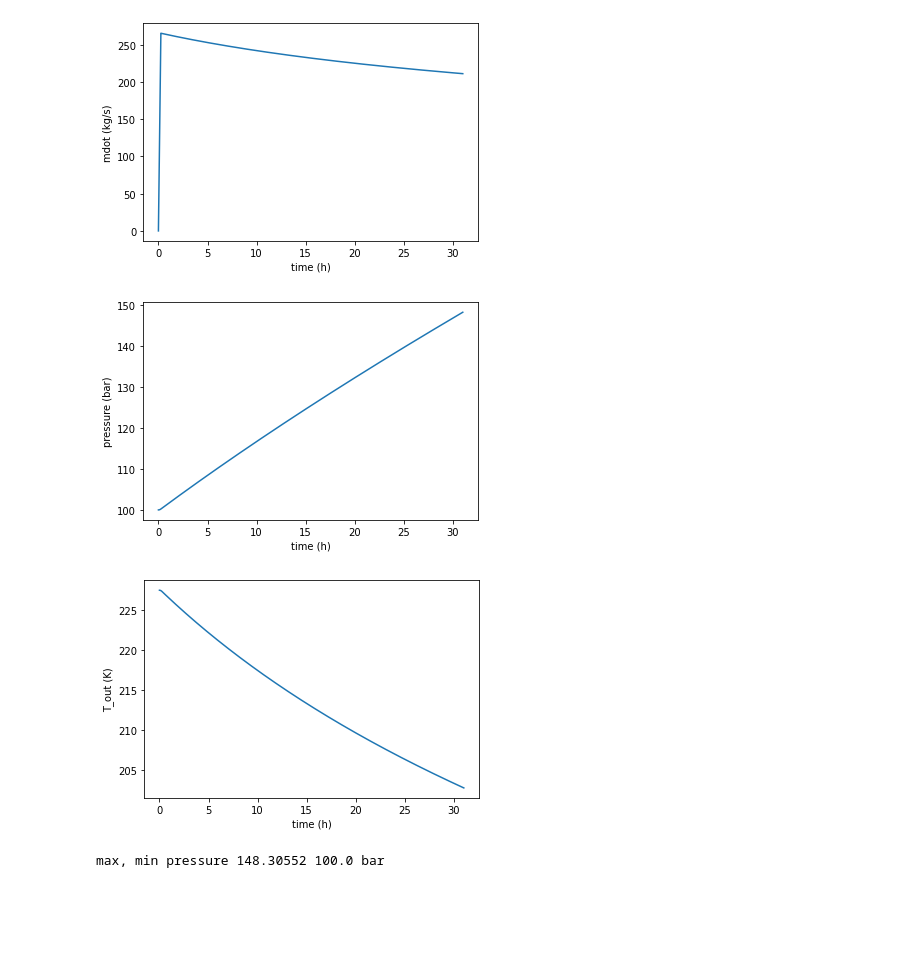
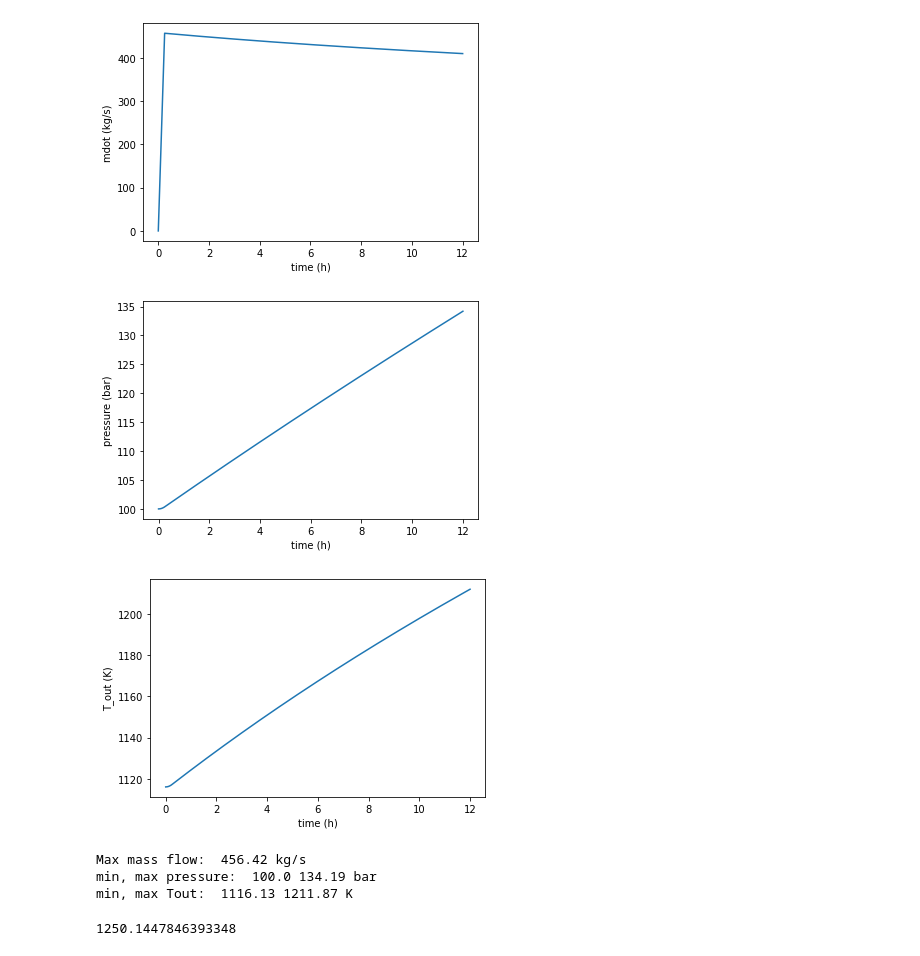
Before and after one commit to JWMvanLeeuwen/CAES, a Jupyter notebook: paper.ipynb, the cells around one changed output. Drawn from its saved outputs; the diff is of its cells as text; code cells hidden in the pictures; blank space fills up the shorter version.

```diff
--- a/paper.ipynb
+++ b/paper.ipynb
@@ -26,6 +26,7 @@ T3 = 893.15        # K
 T4 = 323.15        # K
 T5 = 873.15        # K
 mdot_max = 500     # kg/s
+gamma = 1.37
 
 #Cavern
 V = 500000    # m^3
@@ -80,19 +81,20 @@ t=15*60 #Test value, should be t=0 for model and change in loop
 #According to paper the results should be 1120K for 100 bar and 1255K for 150 bar
 #Formula with compressor efficiency models this better, should we change this @Walid
 def Tcompr(p4):
-    T2=T1*(p4/p1)**((gamma-1)/gamma)
+    T2s=T1*(p4/p1)**((gamma-1)/gamma)
+    T2 = T1 + (T2s-T1)/eff_c
     return T2
 
 # mass flow as a function of time
 def mdot(t, p4):
     #Specific work theoretical equation
     #Will change bc p4 = f(t)
-    dh = n_c/(n_c-1)/eff_c*Ra*T1*((p4/p1)**((n_c-1)/n_c)-1)
+    dh = gamma/(gamma-1)*Ra*T1*((p4/p1)**((gamma-1)/gamma)-1)
 
     #Specific heat reduction for temperature restrictions (q23)
     #Will change bc Tcompr = f(p4) and p4 = f(t)
     q = cp*(T3-Tcompr(p4)) # multiply by mdot?
-    return Pin(t)/(dh/eff_m+abs(q))
+    return (Pin(t)/(eff_c*eff_m))/(dh) #/eff_m+abs(q))
 # %%
 # TES, cavern and turbine
 
@@ -127,35 +129,44 @@ def T6(t, p4):
 # %%
 x = []
 y = []
 z = []
 Tout = []
 dt=1
-tmax=31*60*60
-for i in np.linspace(0, tmax, tmax):
+tmax=12*60*60
+for i in np.linspace(0, tmax, tmax/dt):
 
     p4 += mdot(i, p4) * dt * Ra * T4 / V
 
     x.append(i/60/60)
     y.append(mdot(i,p4))
     z.append(p4/1e5)
-    Tout.append(T6(t, p4))
+    Tout.append(Tcompr(p4))
 plt.plot(x, y)
 plt.xlabel("time (h)")
 plt.ylabel("mdot (kg/s)")
 plt.show()
 
 plt.plot(x,z)
 plt.xlabel("time (h)")
 plt.ylabel("pressure (bar)")
 plt.show()
 
 plt.plot(x,Tout)
 plt.xlabel("time (h)")
 plt.ylabel("T_out (K)")
 plt.show()
-print("max, min pressure", round(max(z),5), min(z), "bar")
+
+print("Max mass flow: ", round(max(y),2), "kg/s")
+print("min, max pressure: ",  round(min(z),2), round(max(z),2),"bar")
+print("min, max Tout: ", round(min(Tout),2), round(max(Tout),2), "K")
 # %% [output]
-[figure, old version]
+[figure, new version]
-[figure, old version]
+[figure, new version]
-[figure, old version]
+[figure, new version]
-max, min pressure 148.30552 100.0 bar
+Max mass flow:  456.42 kg/s
+min, max pressure:  100.0 134.19 bar
+min, max Tout:  1116.13 1211.87 K
+# %%
+Tcompr(150e5)
+# %% [output]
+1250.1447846393348
```
